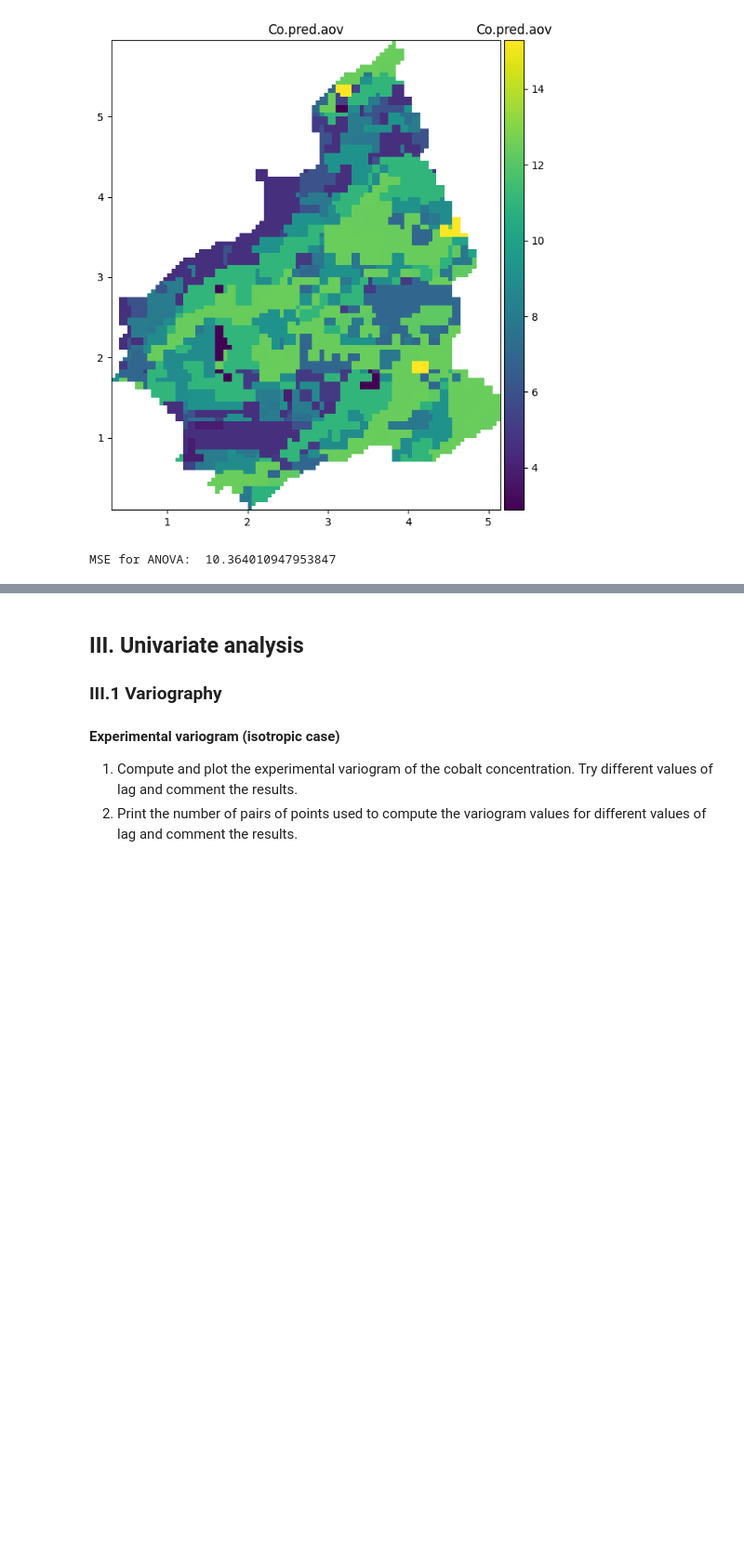
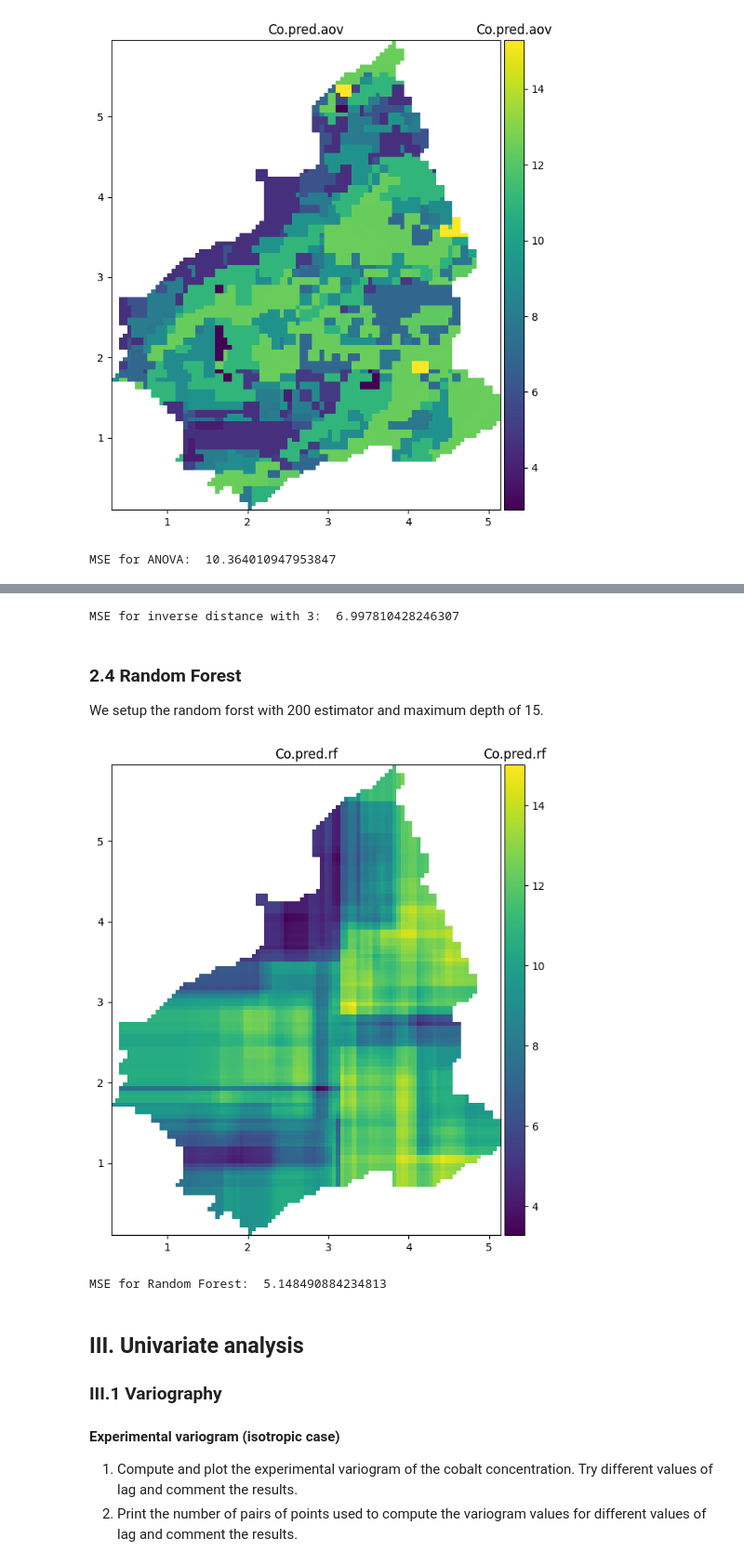
Before and after one commit to mickyrre/geostatistics_athens24, a Jupyter notebook: projet24.ipynb, the cells around one changed output, grey strips where cells are left out. Shown at 93% size. Drawn from its saved outputs; the diff is of its cells as text; code cells hidden in the pictures; blank space fills up the shorter version.

```diff
--- a/projet24.ipynb
+++ b/projet24.ipynb
@@ -425,3 +479,41 @@ MSE for ANOVA:  10.364010947953847
+# %%
+## Prediction on the validation locations
+res_val_invdist=model_invdist.predict(val_loc[['Xloc','Yloc']])
+
+## Compute score
+print("MSE for inverse distance with 3: ",np.mean((res_val_invdist-val['Co'])**2))
+# %% [output]
+MSE for inverse distance with 3:  6.997810428246307
+# %% [markdown]
+### 2.4 Random Forest
+We setup the random forst with 200 estimator and maximum depth of 15.
+# %%
+## Random forest
+from sklearn.ensemble import RandomForestRegressor
+
+## Fit model
+model_rf = RandomForestRegressor(n_estimators=200,max_depth=15)
+model_rf.fit(jura[['Xloc','Yloc']], jura['Co'])
+
+## Prediction on the grid
+res_rf=model_rf.predict(grid[['Xloc','Yloc']])
+# %%
+## Plot results
+res_name="Co.pred.rf"
+grid_plt=add_variable(res_rf,db_grid_pts,db_grid,res_name)
+fig,ax = gp.initGeographic()
+ax.raster(grid_plt,name=res_name, flagLegend=True)
+fig.show()
+# %% [output]
+[figure, added]
+# %%
+## Prediction on the validation locations
+res_val_rf=model_rf.predict(val_loc[['Xloc','Yloc']])
+
+## Compute score
+print("MSE for Random Forest: ",np.mean((res_val_rf-val['Co'])**2))
+# %% [output]
+MSE for Random Forest:  5.148490884234813
 # %% [markdown]
 ## III. Univariate analysis
 
```
Also changed, not shown: parts of 27 cells of this notebook.
